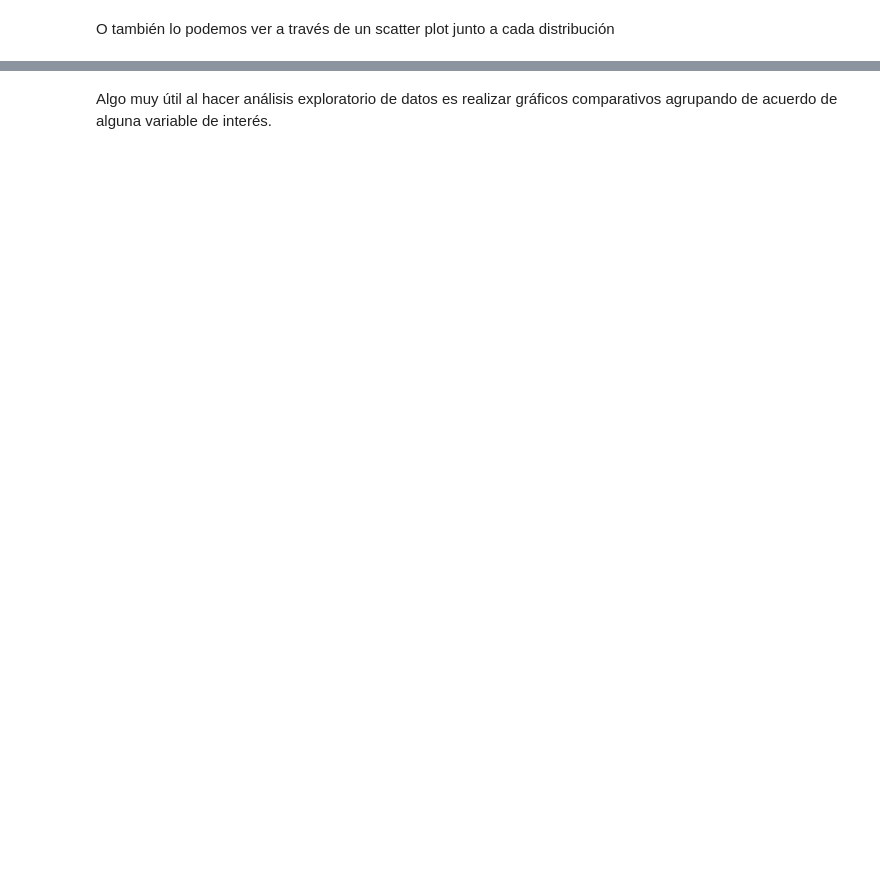
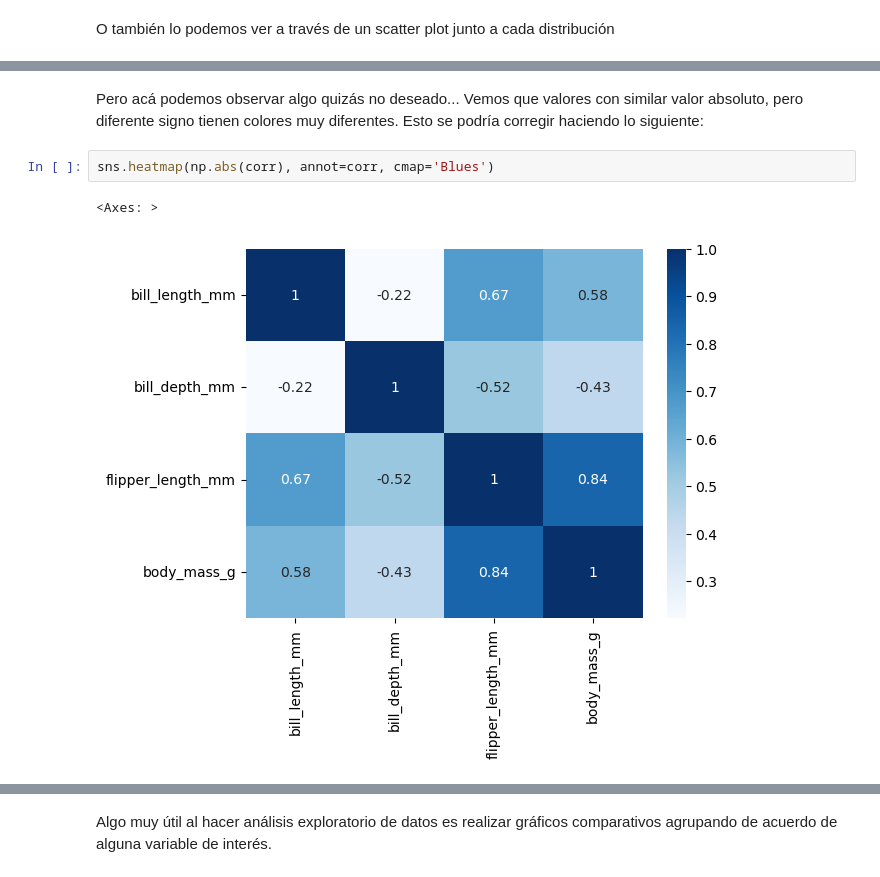
Before and after one commit to ftommasini/taller-python-cientifico, a Jupyter notebook: 3_Visualizacion_Datos.ipynb, the cells around one changed output, grey strips where cells are left out. Drawn from its saved outputs; the diff is of its cells as text; blank space fills up the shorter version.

```diff
--- a/3_Visualizacion_Datos.ipynb
+++ b/3_Visualizacion_Datos.ipynb
@@ -412,0 +428,7 @@ sns.jointplot(data=datos, x="x", y="y", kind="scatter");
+# %% [markdown]
+Pero acá podemos observar algo quizás no deseado... Vemos que valores con similar valor absoluto, pero diferente signo tienen colores muy diferentes. Esto se podría corregir haciendo lo siguiente:
+# %%
+sns.heatmap(np.abs(corr), annot=corr, cmap='Blues')
+# %% [output]
+<Axes: >
+[figure, added]
```
Also changed, not shown: parts of 43 cells of this notebook, 3 other files.
